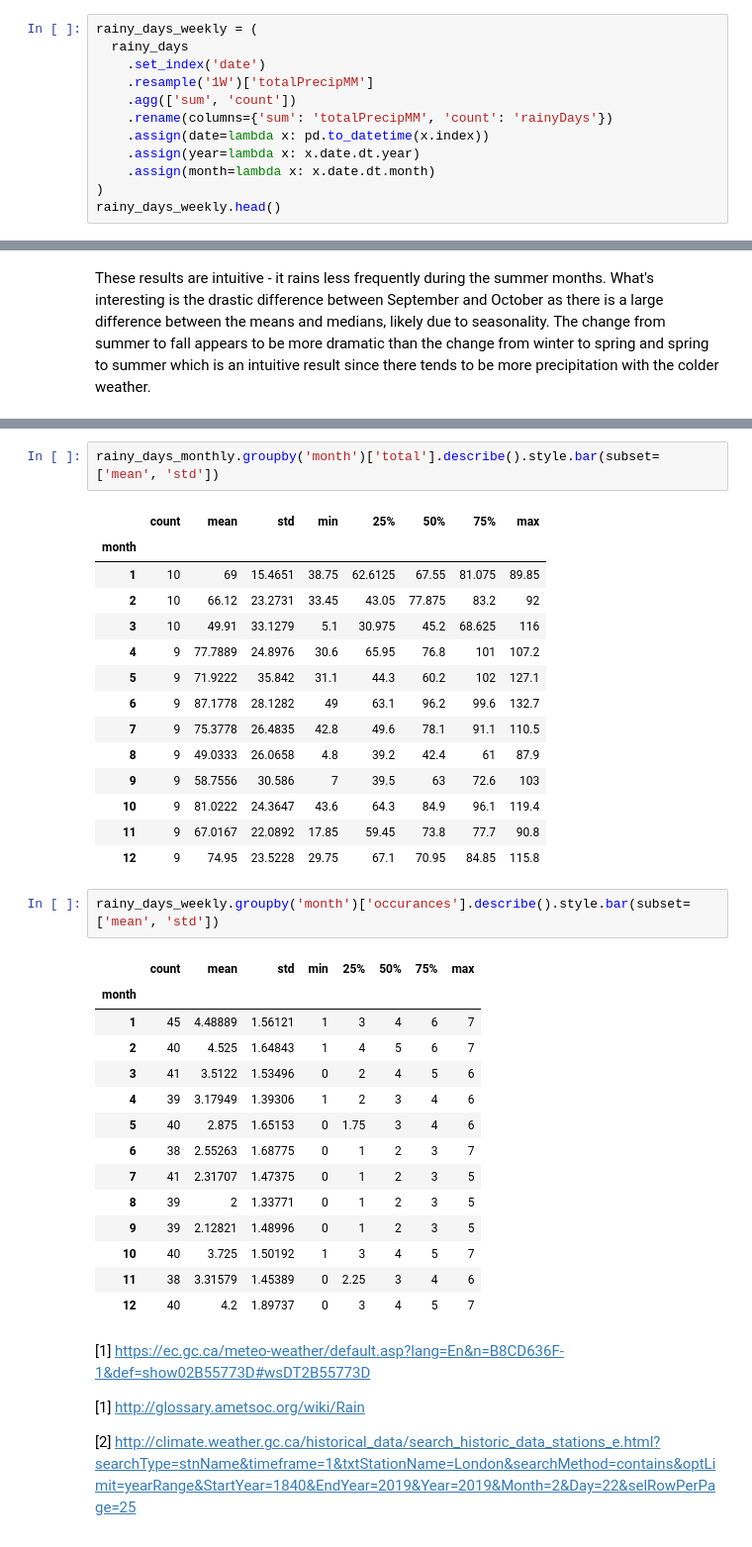
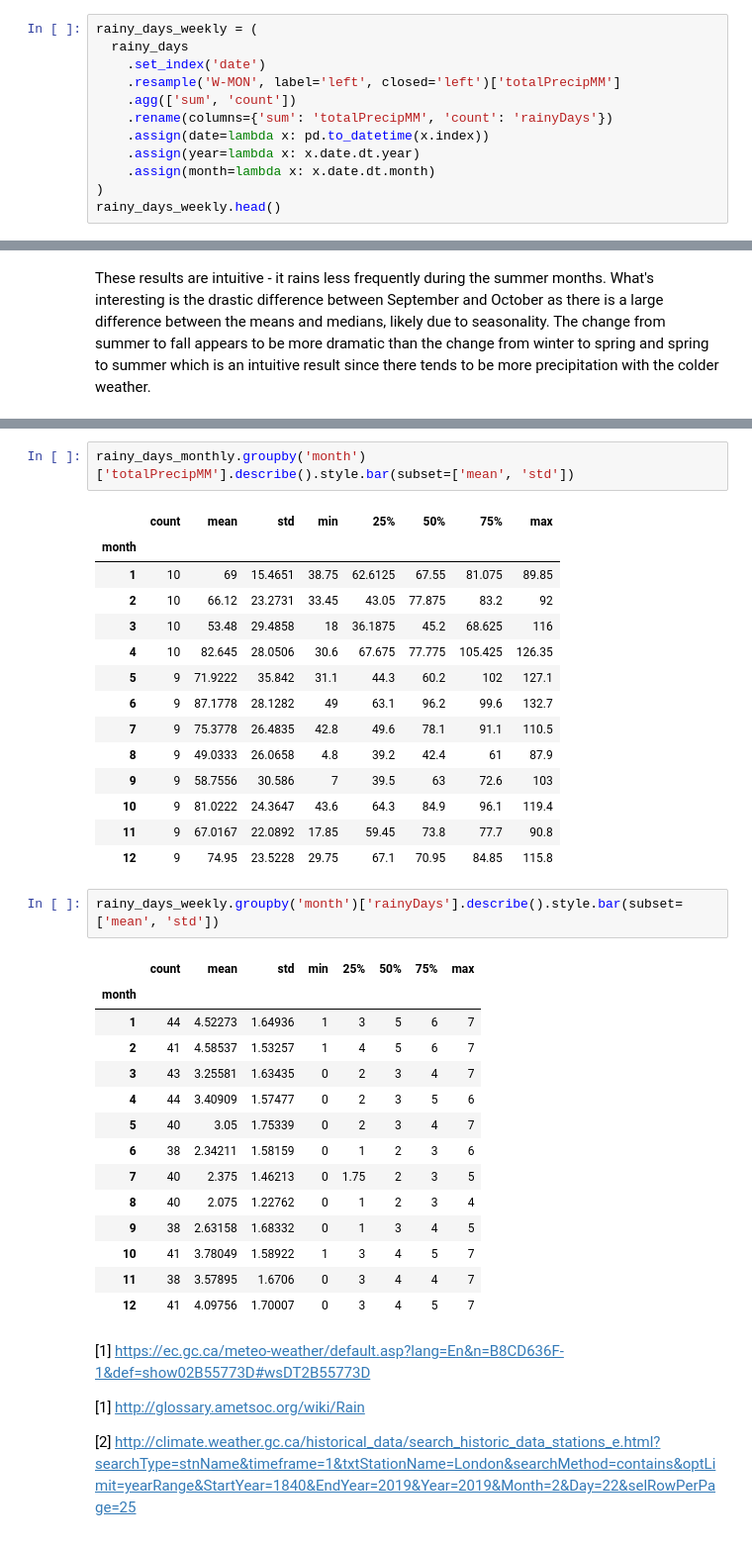
Before and after one commit to calvdee/london-ontario-rain-event-model, a Jupyter notebook: notebooks/2-Exploratory Weather Data Analysis.ipynb, the cells around one changed output, grey strips where cells are left out. Shown at 99% size. Cells and saved outputs as stored; diff of their text form.

```diff
--- a/notebooks/2-Exploratory Weather Data Analysis.ipynb
+++ b/notebooks/2-Exploratory Weather Data Analysis.ipynb
@@ -301,7 +293,7 @@ sns.boxplot(x='month', y='totalPrecipMM', data=rainy_days_no, color='steelblue')
 rainy_days_weekly = (
   rainy_days
     .set_index('date')
-    .resample('1W')['totalPrecipMM']
+    .resample('W-MON', label='left', closed='left')['totalPrecipMM']
     .agg(['sum', 'count'])
     .rename(columns={'sum': 'totalPrecipMM', 'count': 'rainyDays'})
     .assign(date=lambda x: pd.to_datetime(x.index))
@@ -712,12 +703,12 @@ sns.boxplot(x=rainy_days_monthly['month'], y=rainy_days_monthly['totalPrecipMM']
 # %%
-rainy_days_monthly.groupby('month')['total'].describe().style.bar(subset=['mean', 'std'])
+rainy_days_monthly.groupby('month')['totalPrecipMM'].describe().style.bar(subset=['mean', 'std'])
 # %% [output]
 |  | count | mean | std | min | 25% | 50% | 75% | max |
 | month |  |  |  |  |  |  |  |  |
 | 1 | 10 | 69 | 15.4651 | 38.75 | 62.6125 | 67.55 | 81.075 | 89.85 |
 | 2 | 10 | 66.12 | 23.2731 | 33.45 | 43.05 | 77.875 | 83.2 | 92 |
-| 3 | 10 | 49.91 | 33.1279 | 5.1 | 30.975 | 45.2 | 68.625 | 116 |
-| 4 | 9 | 77.7889 | 24.8976 | 30.6 | 65.95 | 76.8 | 101 | 107.2 |
+| 3 | 10 | 53.48 | 29.4858 | 18 | 36.1875 | 45.2 | 68.625 | 116 |
+| 4 | 10 | 82.645 | 28.0506 | 30.6 | 67.675 | 77.775 | 105.425 | 126.35 |
 | 5 | 9 | 71.9222 | 35.842 | 31.1 | 44.3 | 60.2 | 102 | 127.1 |
 | 6 | 9 | 87.1778 | 28.1282 | 49 | 63.1 | 96.2 | 99.6 | 132.7 |
 | 7 | 9 | 75.3778 | 26.4835 | 42.8 | 49.6 | 78.1 | 91.1 | 110.5 |
@@ -727,22 +718,22 @@ rainy_days_monthly.groupby('month')['total'].describe().style.bar(subset=['mean'
 | 11 | 9 | 67.0167 | 22.0892 | 17.85 | 59.45 | 73.8 | 77.7 | 90.8 |
 | 12 | 9 | 74.95 | 23.5228 | 29.75 | 67.1 | 70.95 | 84.85 | 115.8 |
 # %%
-rainy_days_weekly.groupby('month')['occurances'].describe().style.bar(subset=['mean', 'std'])
+rainy_days_weekly.groupby('month')['rainyDays'].describe().style.bar(subset=['mean', 'std'])
 # %% [output]
 |  | count | mean | std | min | 25% | 50% | 75% | max |
 | month |  |  |  |  |  |  |  |  |
-| 1 | 45 | 4.48889 | 1.56121 | 1 | 3 | 4 | 6 | 7 |
-| 2 | 40 | 4.525 | 1.64843 | 1 | 4 | 5 | 6 | 7 |
-| 3 | 41 | 3.5122 | 1.53496 | 0 | 2 | 4 | 5 | 6 |
-| 4 | 39 | 3.17949 | 1.39306 | 1 | 2 | 3 | 4 | 6 |
-| 5 | 40 | 2.875 | 1.65153 | 0 | 1.75 | 3 | 4 | 6 |
-| 6 | 38 | 2.55263 | 1.68775 | 0 | 1 | 2 | 3 | 7 |
-| 7 | 41 | 2.31707 | 1.47375 | 0 | 1 | 2 | 3 | 5 |
-| 8 | 39 | 2 | 1.33771 | 0 | 1 | 2 | 3 | 5 |
-| 9 | 39 | 2.12821 | 1.48996 | 0 | 1 | 2 | 3 | 5 |
-| 10 | 40 | 3.725 | 1.50192 | 1 | 3 | 4 | 5 | 7 |
-| 11 | 38 | 3.31579 | 1.45389 | 0 | 2.25 | 3 | 4 | 6 |
-| 12 | 40 | 4.2 | 1.89737 | 0 | 3 | 4 | 5 | 7 |
+| 1 | 44 | 4.52273 | 1.64936 | 1 | 3 | 5 | 6 | 7 |
+| 2 | 41 | 4.58537 | 1.53257 | 1 | 4 | 5 | 6 | 7 |
+| 3 | 43 | 3.25581 | 1.63435 | 0 | 2 | 3 | 4 | 7 |
+| 4 | 44 | 3.40909 | 1.57477 | 0 | 2 | 3 | 5 | 6 |
+| 5 | 40 | 3.05 | 1.75339 | 0 | 2 | 3 | 4 | 7 |
+| 6 | 38 | 2.34211 | 1.58159 | 0 | 1 | 2 | 3 | 6 |
+| 7 | 40 | 2.375 | 1.46213 | 0 | 1.75 | 2 | 3 | 5 |
+| 8 | 40 | 2.075 | 1.22762 | 0 | 1 | 2 | 3 | 4 |
+| 9 | 38 | 2.63158 | 1.68332 | 0 | 1 | 3 | 4 | 5 |
+| 10 | 41 | 3.78049 | 1.58922 | 1 | 3 | 4 | 5 | 7 |
+| 11 | 38 | 3.57895 | 1.6706 | 0 | 3 | 4 | 4 | 7 |
+| 12 | 41 | 4.09756 | 1.70007 | 0 | 3 | 4 | 5 | 7 |
 # %% [markdown]
 [1] https://ec.gc.ca/meteo-weather/default.asp?lang=En&n=B8CD636F-1&def=show02B55773D#wsDT2B55773D
 
```
Also changed, not shown: parts of 35 cells of this notebook, 3 other files.
